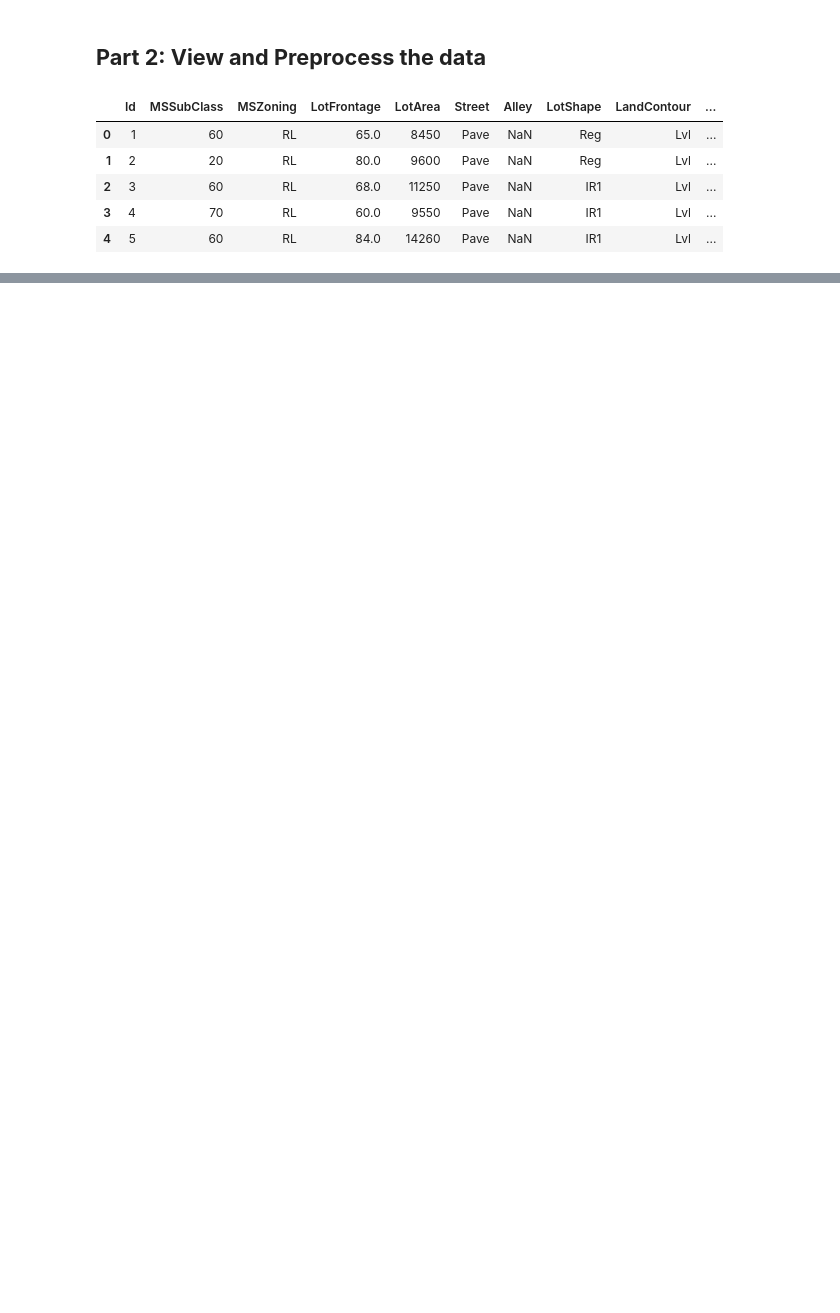
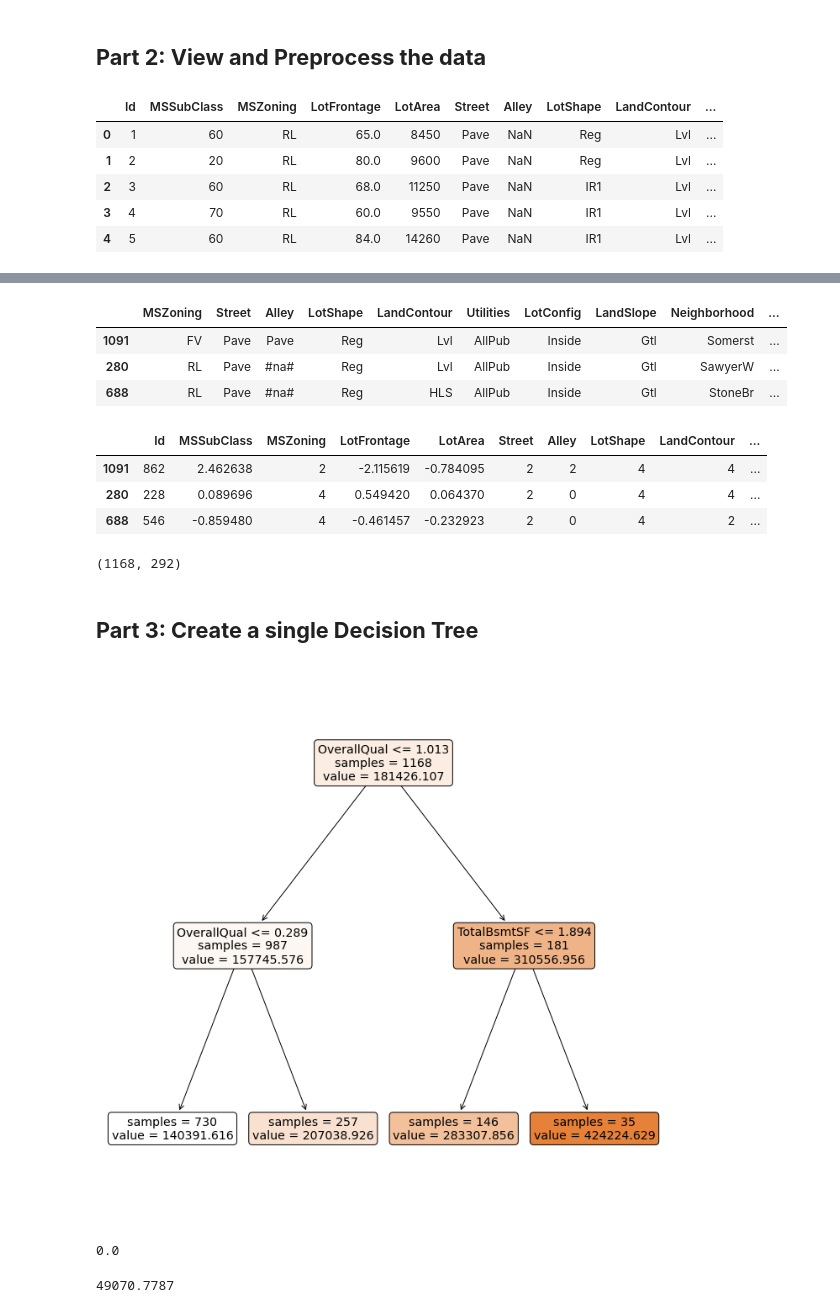
Before and after one commit to aewurm98/house_price_predictions, a Jupyter notebook: house_price_predictions.ipynb, the cells around one changed output, grey strips where cells are left out. Cells and saved outputs as stored; diff of their text form; code cells hidden in the pictures; blank space fills up the shorter version.

Commit message:
Built decision tree

```diff
--- a/house_price_predictions.ipynb
+++ b/house_price_predictions.ipynb
@@ -98,0 +141,28 @@ dtype: int64
+# %%
+# Create TabularPandas object for training data
+from fastai.tabular.all import *
+
+procs = [Categorify, FillMissing, Normalize]
+splits = RandomSplitter(valid_pct=0.2)(range_of(train))
+cont, cat = cont_cat_split(train, 1, dep_var=dep_var)
+
+# Manual adjustment, move 'Id' from continuous to categorical
+cont.remove('Id')
+cat.append('Id')
+
+tp = TabularPandas(train, procs, cat, cont, y_names=dep_var, splits=splits)
+
+tp.show(3)
+# %% [output]
+|  | MSZoning | Street | Alley | LotShape | LandContour | Utilities | LotConfig | LandSlope | Neighborhood | ... |
+| 1091 | FV | Pave | Pave | Reg | Lvl | AllPub | Inside | Gtl | Somerst | ... |
+| 280 | RL | Pave | #na# | Reg | Lvl | AllPub | Inside | Gtl | SawyerW | ... |
+| 688 | RL | Pave | #na# | Reg | HLS | AllPub | Inside | Gtl | StoneBr | ... |
+# %%
+# View underlying values for the TabularPandas object
+tp.items.head(3)
+# %% [output]
+|  | Id | MSSubClass | MSZoning | LotFrontage | LotArea | Street | Alley | LotShape | LandContour | ... |
+| 1091 | 862 | 2.462638 | 2 | -2.115619 | -0.784095 | 2 | 2 | 4 | 4 | ... |
+| 280 | 228 | 0.089696 | 4 | 0.549420 | 0.064370 | 2 | 0 | 4 | 4 | ... |
+| 688 | 546 | -0.859480 | 4 | -0.461457 | -0.232923 | 2 | 0 | 4 | 2 | ... |
@@ -98,0 +171,29 @@ dtype: int64
+# %%
+len(tp.train), len(tp.valid)
+# %% [output]
+(1168, 292)
+# %% [markdown]
+## **Part 3: Create a single Decision Tree**
+# %%
+tp = load_pickle('tp.pkl')
+# %%
+xs, y = tp.train.xs, tp.train.y
+valid_xs, valid_y = tp.valid.xs, tp.valid.y
+# %%
+from sklearn.tree import DecisionTreeRegressor
+
+m = DecisionTreeRegressor(max_leaf_nodes=4)
+m.fit(xs, y);
+# %%
+from sklearn.tree import *
+import matplotlib.pyplot as plt
+
+# Get feature names and class names to plot decision tree
+fn = tp.x_names
+cn = ['SalePrice']
+
+# Plot the decision tree
+plt.figure(figsize=(12,12))
+plot_tree(m, feature_names=fn, class_names=cn, filled=True, impurity=False, rounded=True);
+# %% [output]
+[figure, added]
@@ -98,0 +228,11 @@ dtype: int64
+# %%
+
+# Calculate the root-mean-squared-error for the training data
+m_r_mse(m, xs, y)
+# %% [output]
+0.0
+# %%
+# Calculate the root-mean-squared-error for the validation data
+m_r_mse(m, valid_xs, valid_y)
+# %% [output]
+49070.7787
```
Also changed, not shown: parts of 17 cells of this notebook, 4 other files.
